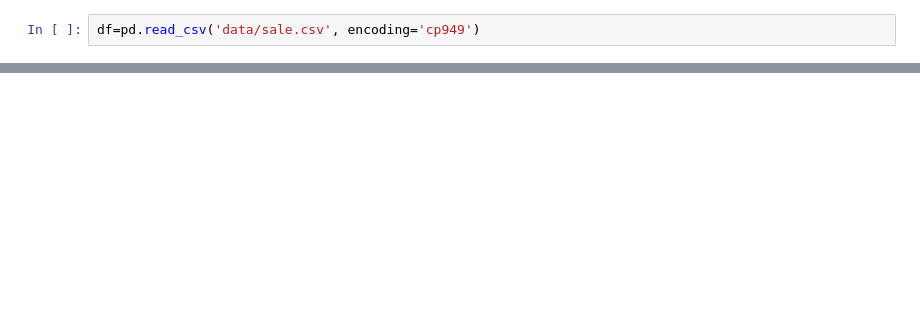
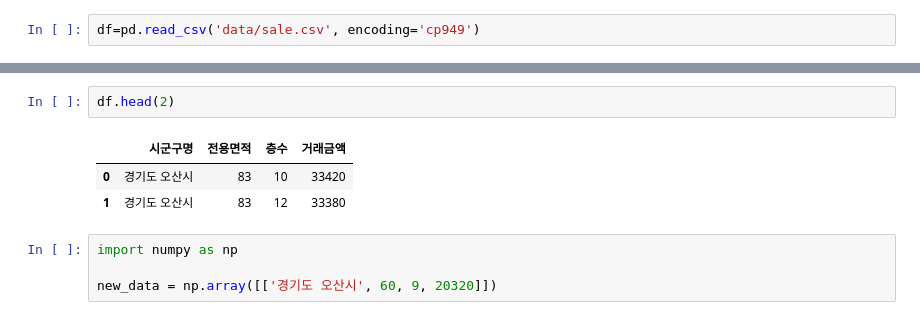
Before and after one commit to choeyeonu2411/Saleprice-app, a Jupyter notebook: sale.ipynb, the cells around one changed output, grey strips where cells are left out. Cells and saved outputs as stored; diff of their text form; blank space fills up the shorter version.

```diff
--- a/sale.ipynb
+++ b/sale.ipynb
@@ -20,0 +183,10 @@ df
+# %%
+df.head(2)
+# %% [output]
+|  | 시군구명 | 전용면적 | 층수 | 거래금액 |
+| 0 | 경기도 오산시 | 83 | 10 | 33420 |
+| 1 | 경기도 오산시 | 83 | 12 | 33380 |
+# %%
+import numpy as np
+
+new_data = np.array([['경기도 오산시', 60, 9, 20320]])
```
Also changed, not shown: parts of 39 cells of this notebook, 9 other files.
